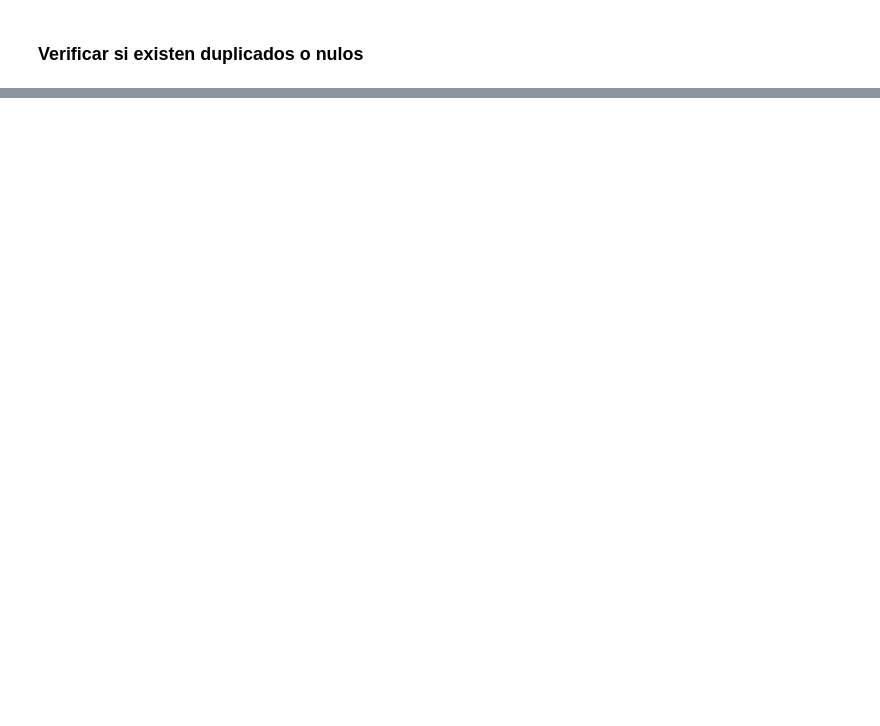
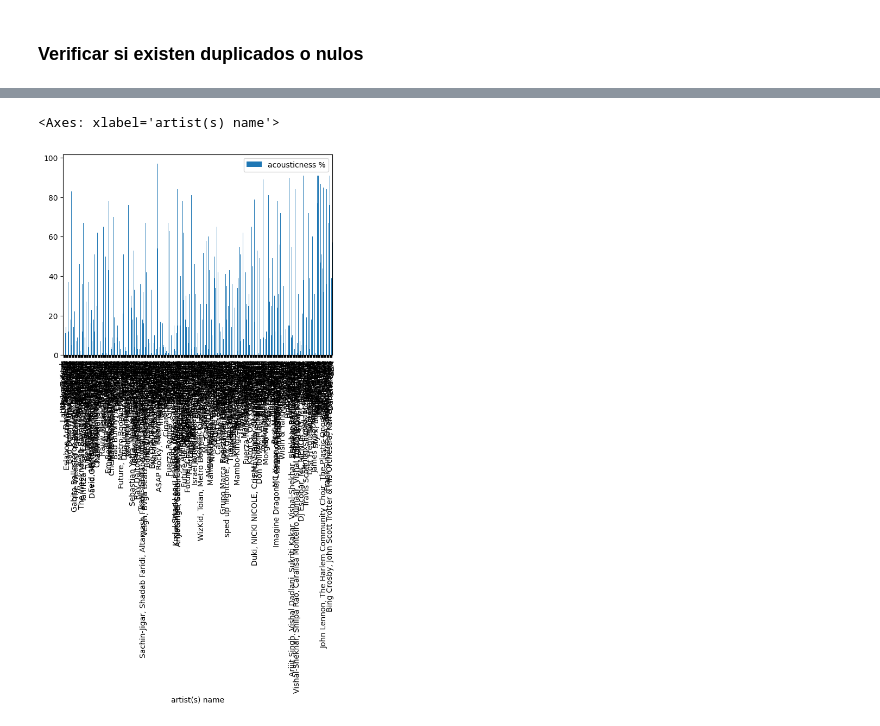
Before and after one commit to A01749694/AnalisisDatos, a Jupyter notebook: analisisDatos.ipynb, the cells around one changed output, grey strips where cells are left out. Drawn from its saved outputs; the diff is of its cells as text; code cells hidden in the pictures; blank space fills up the shorter version.

```diff
--- a/analisisDatos.ipynb
+++ b/analisisDatos.ipynb
@@ -122,0 +221,6 @@ dtype: int64
+# %%
+
+df.plot.bar(x="artist(s) name", y="acousticness %")
+# %% [output]
+<Axes: xlabel='artist(s) name'>
+[figure, added]
```
Also changed, not shown: parts of 17 cells of this notebook, 1 other file.
